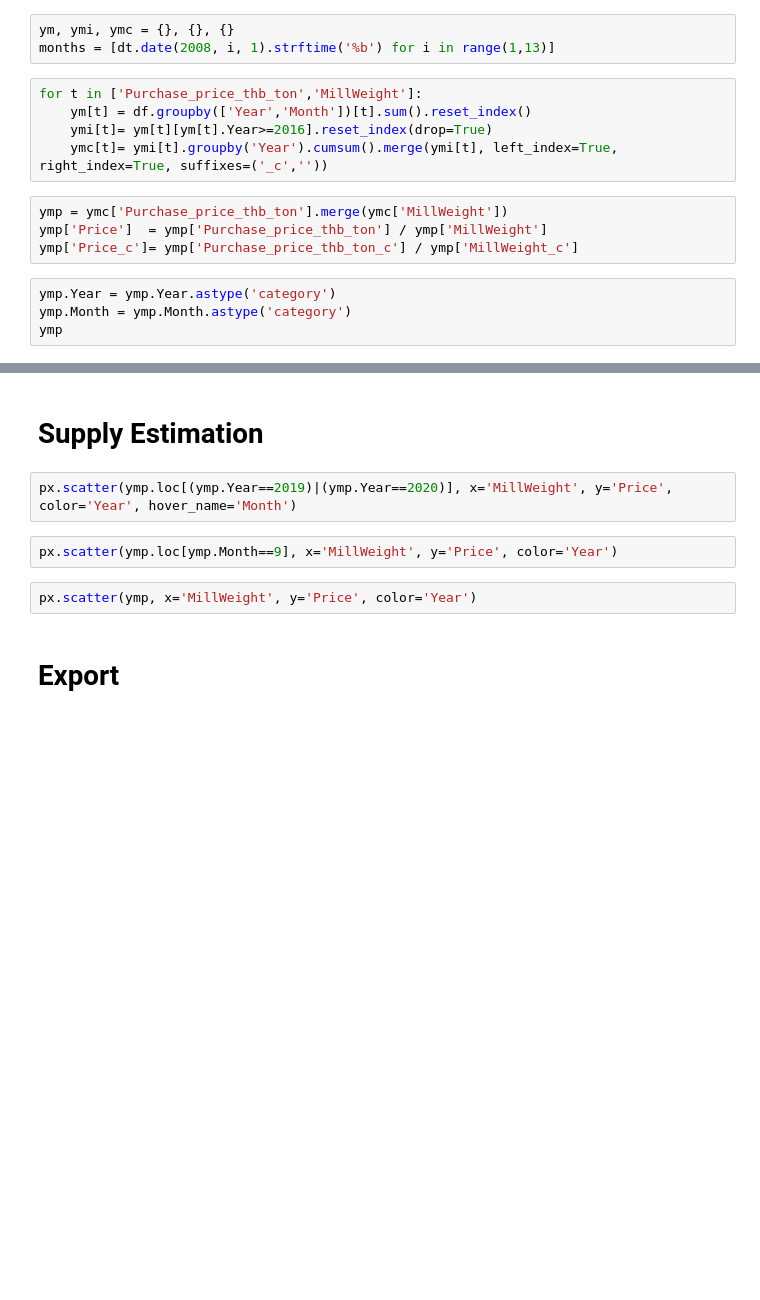
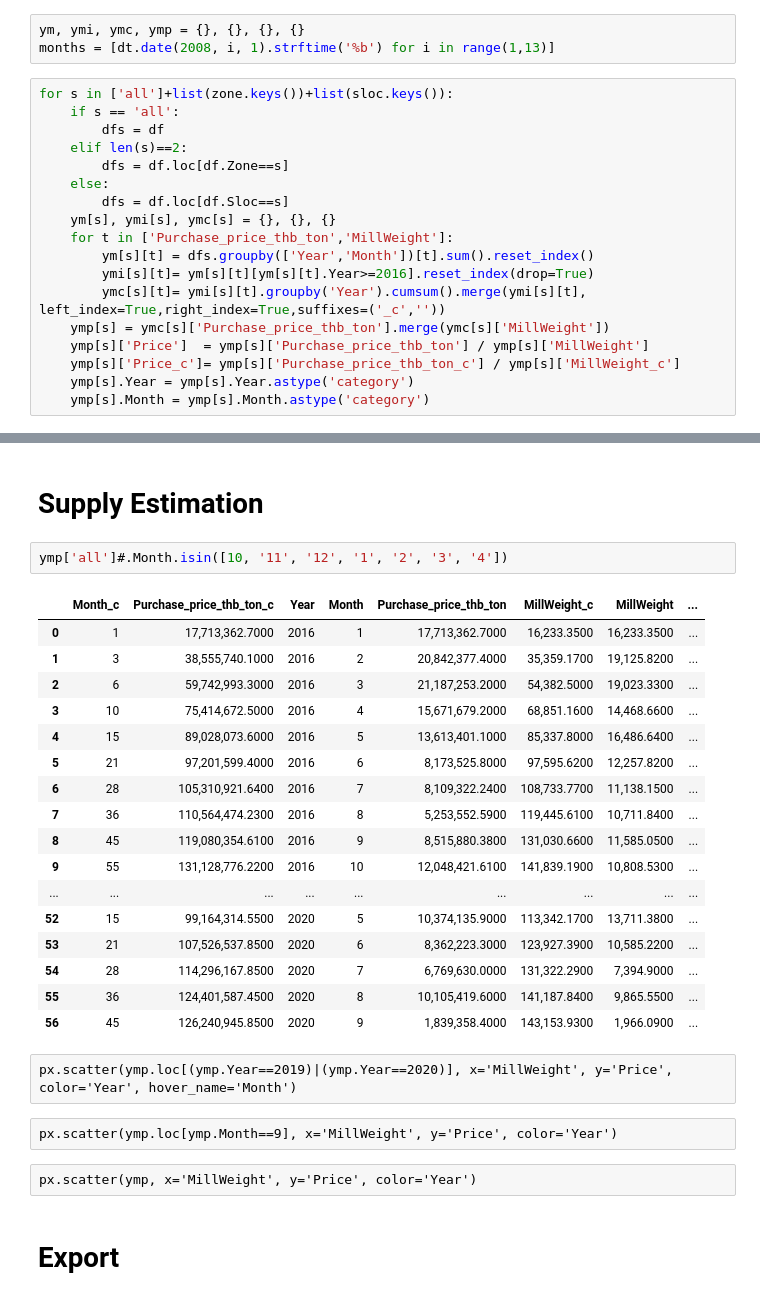
Before and after one commit to kimthanin/wp, a Jupyter notebook: Import_MPlan_20200906.ipynb, the cells around one changed output, grey strips where cells are left out. Cells and saved outputs as stored; diff of their text form; blank space fills up the shorter version.

```diff
--- a/Import_MPlan_20200906.ipynb
+++ b/Import_MPlan_20200906.ipynb
@@ -44,21 +55,26 @@ df[col_keep].to_csv('View_Transaction_SFT_6049_'+ts_str+'.csv', index=False)
 # %% [markdown]
 # Cumulative
 # %%
-ym, ymi, ymc = {}, {}, {}
+ym, ymi, ymc, ymp = {}, {}, {}, {}
 months = [dt.date(2008, i, 1).strftime('%b') for i in range(1,13)]
 # %%
-for t in ['Purchase_price_thb_ton','MillWeight']:
-    ym[t] = df.groupby(['Year','Month'])[t].sum().reset_index()
-    ymi[t]= ym[t][ym[t].Year>=2016].reset_index(drop=True)
-    ymc[t]= ymi[t].groupby('Year').cumsum().merge(ymi[t], left_index=True, right_index=True, suffixes=('_c',''))
+for s in ['all']+list(zone.keys())+list(sloc.keys()):
+    if s == 'all':
+        dfs = df
+    elif len(s)==2:
+        dfs = df.loc[df.Zone==s]
+    else:
+        dfs = df.loc[df.Sloc==s]
+    ym[s], ymi[s], ymc[s] = {}, {}, {}
+    for t in ['Purchase_price_thb_ton','MillWeight']:
+        ym[s][t] = dfs.groupby(['Year','Month'])[t].sum().reset_index()
+        ymi[s][t]= ym[s][t][ym[s][t].Year>=2016].reset_index(drop=True)
+        ymc[s][t]= ymi[s][t].groupby('Year').cumsum().merge(ymi[s][t], left_index=True,right_index=True,suffixes=('_c',''))
+    ymp[s] = ymc[s]['Purchase_price_thb_ton'].merge(ymc[s]['MillWeight'])
+    ymp[s]['Price']  = ymp[s]['Purchase_price_thb_ton'] / ymp[s]['MillWeight']
+    ymp[s]['Price_c']= ymp[s]['Purchase_price_thb_ton_c'] / ymp[s]['MillWeight_c']
+    ymp[s].Year = ymp[s].Year.astype('category')
+    ymp[s].Month = ymp[s].Month.astype('category')
-# %%
-ymp = ymc['Purchase_price_thb_ton'].merge(ymc['MillWeight'])
-ymp['Price']  = ymp['Purchase_price_thb_ton'] / ymp['MillWeight']
-ymp['Price_c']= ymp['Purchase_price_thb_ton_c'] / ymp['MillWeight_c']
-# %%
-ymp.Year = ymp.Year.astype('category')
-ymp.Month = ymp.Month.astype('category')
-ymp
 # %%
 for t in ['Purchase_price_thb_ton','MillWeight']:
     if t == 'MillWeight': cols = ['MillWeight', 'MillWeight_c']
@@ -84,10 +108,30 @@ for col in ['Price', 'Price_c']:
 # %% [markdown]
 # Supply Estimation
-# %%
-px.scatter(ymp.loc[(ymp.Year==2019)|(ymp.Year==2020)], x='MillWeight', y='Price', color='Year', hover_name='Month')
-# %%
-px.scatter(ymp.loc[ymp.Month==9], x='MillWeight', y='Price', color='Year')
-# %%
-px.scatter(ymp, x='MillWeight', y='Price', color='Year')
+# %%
+ymp['all']#.Month.isin([10, '11', '12', '1', '2', '3', '4'])
+# %% [output]
+|  | Month_c | Purchase_price_thb_ton_c | Year | Month | Purchase_price_thb_ton | MillWeight_c | MillWeight | ... |
+| 0 | 1 | 17,713,362.7000 | 2016 | 1 | 17,713,362.7000 | 16,233.3500 | 16,233.3500 | ... |
+| 1 | 3 | 38,555,740.1000 | 2016 | 2 | 20,842,377.4000 | 35,359.1700 | 19,125.8200 | ... |
+| 2 | 6 | 59,742,993.3000 | 2016 | 3 | 21,187,253.2000 | 54,382.5000 | 19,023.3300 | ... |
+| 3 | 10 | 75,414,672.5000 | 2016 | 4 | 15,671,679.2000 | 68,851.1600 | 14,468.6600 | ... |
+| 4 | 15 | 89,028,073.6000 | 2016 | 5 | 13,613,401.1000 | 85,337.8000 | 16,486.6400 | ... |
+| 5 | 21 | 97,201,599.4000 | 2016 | 6 | 8,173,525.8000 | 97,595.6200 | 12,257.8200 | ... |
+| 6 | 28 | 105,310,921.6400 | 2016 | 7 | 8,109,322.2400 | 108,733.7700 | 11,138.1500 | ... |
+| 7 | 36 | 110,564,474.2300 | 2016 | 8 | 5,253,552.5900 | 119,445.6100 | 10,711.8400 | ... |
+| 8 | 45 | 119,080,354.6100 | 2016 | 9 | 8,515,880.3800 | 131,030.6600 | 11,585.0500 | ... |
+| 9 | 55 | 131,128,776.2200 | 2016 | 10 | 12,048,421.6100 | 141,839.1900 | 10,808.5300 | ... |
+| ... | ... | ... | ... | ... | ... | ... | ... | ... |
+| 52 | 15 | 99,164,314.5500 | 2020 | 5 | 10,374,135.9000 | 113,342.1700 | 13,711.3800 | ... |
+| 53 | 21 | 107,526,537.8500 | 2020 | 6 | 8,362,223.3000 | 123,927.3900 | 10,585.2200 | ... |
+| 54 | 28 | 114,296,167.8500 | 2020 | 7 | 6,769,630.0000 | 131,322.2900 | 7,394.9000 | ... |
+| 55 | 36 | 124,401,587.4500 | 2020 | 8 | 10,105,419.6000 | 141,187.8400 | 9,865.5500 | ... |
+| 56 | 45 | 126,240,945.8500 | 2020 | 9 | 1,839,358.4000 | 143,153.9300 | 1,966.0900 | ... |
+# %% [raw]
+px.scatter(ymp.loc[(ymp.Year==2019)|(ymp.Year==2020)], x='MillWeight', y='Price', color='Year', hover_name='Month')
+# %% [raw]
+px.scatter(ymp.loc[ymp.Month==9], x='MillWeight', y='Price', color='Year')
+# %% [raw]
+px.scatter(ymp, x='MillWeight', y='Price', color='Year')
 # %% [markdown]
 # Export
```
Also changed, not shown: parts of 15 cells of this notebook, 7 other files.
